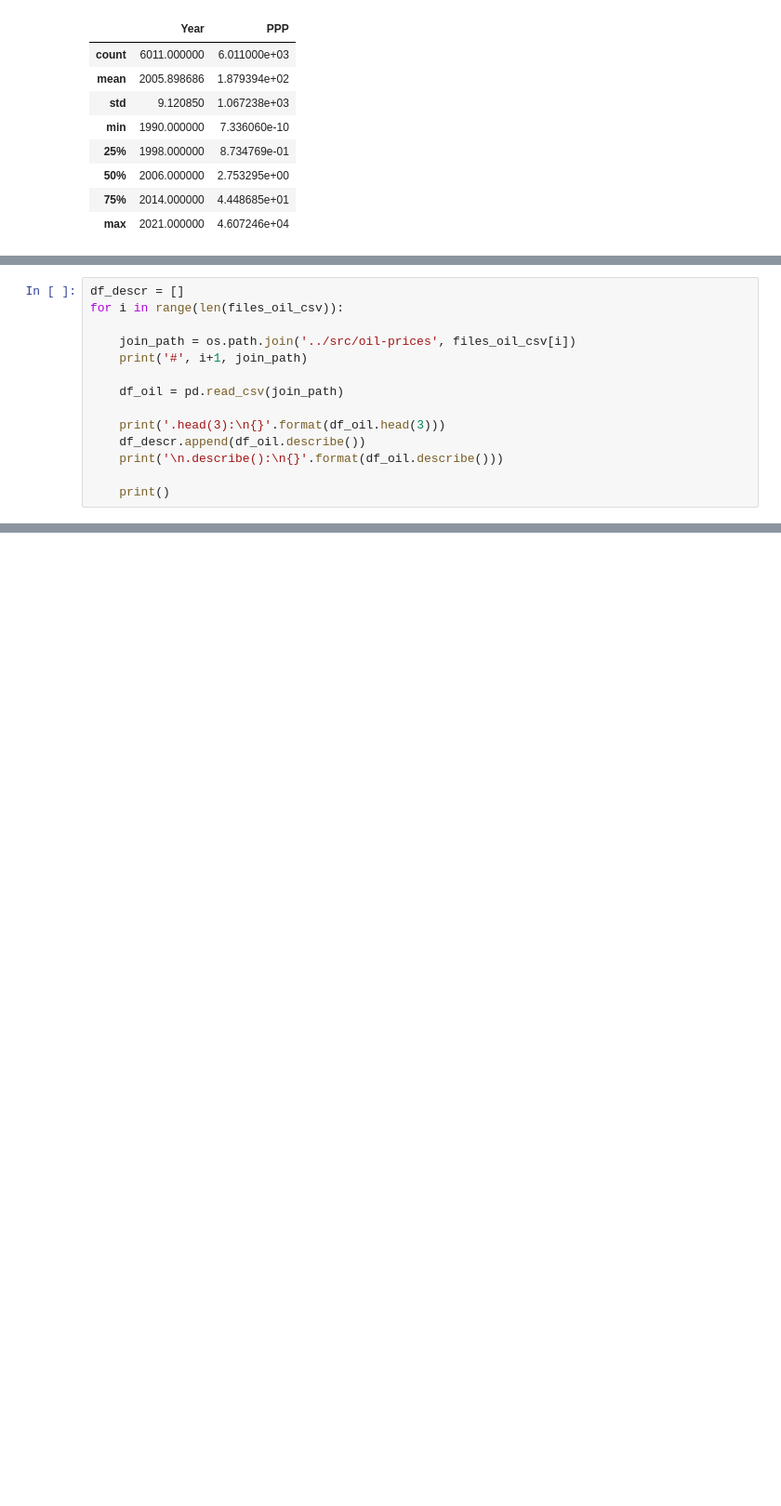
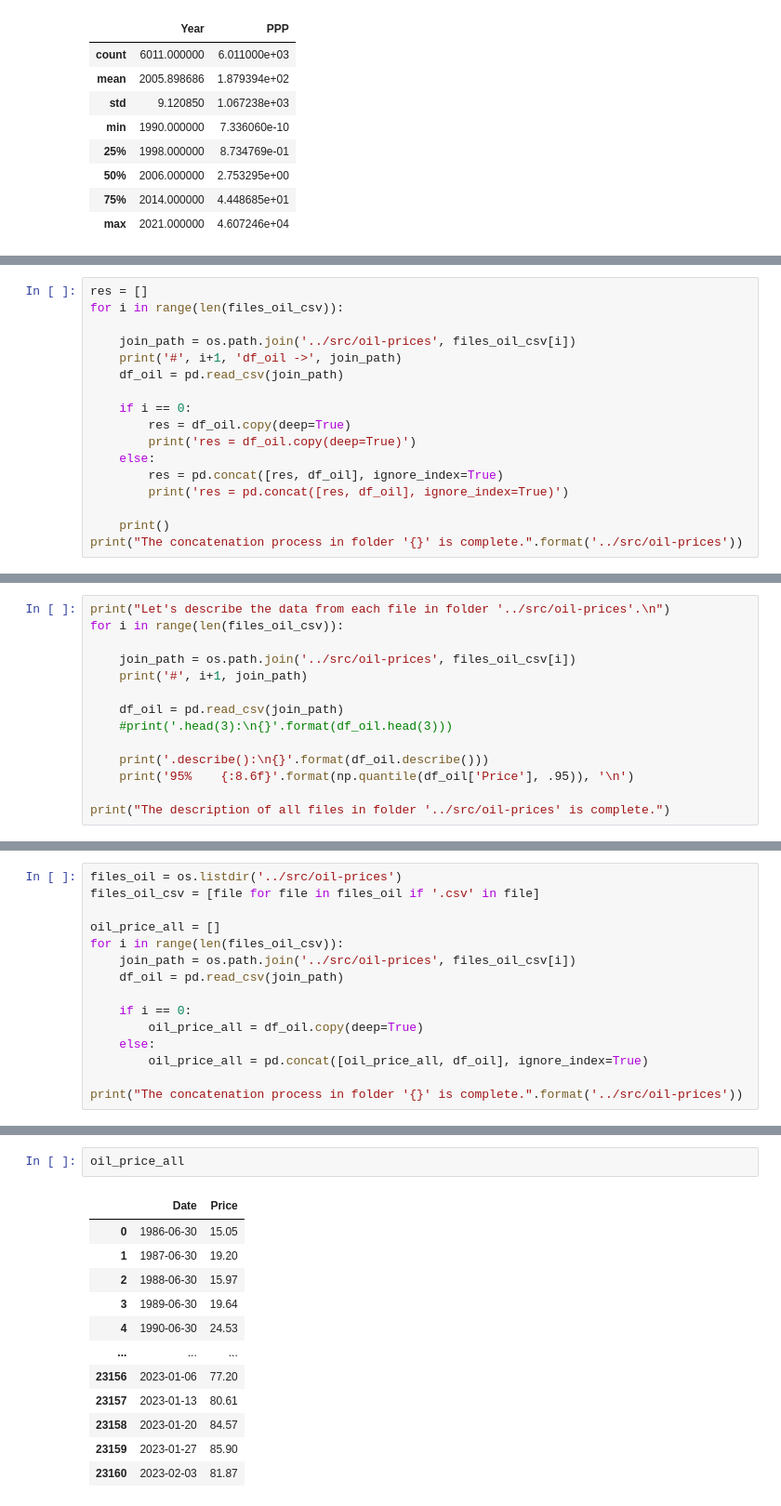
Before and after one commit to alenaporoskun/ssu_2023_pbd, a Jupyter notebook: labs/lab7/samples/sample.ipynb, the cells around one changed output, grey strips where cells are left out. Shown at 93% size. Cells and saved outputs as stored; diff of their text form; blank space fills up the shorter version.

```diff
--- a/labs/lab7/samples/sample.ipynb
+++ b/labs/lab7/samples/sample.ipynb
@@ -227,0 +271,17 @@ df1_oil = pd.read_csv(join_path)
+# %%
+res = []
+for i in range(len(files_oil_csv)):
+
+    join_path = os.path.join('../src/oil-prices', files_oil_csv[i])
+    print('#', i+1, 'df_oil ->', join_path)
+    df_oil = pd.read_csv(join_path)
+
+    if i == 0:
+        res = df_oil.copy(deep=True)
+        print('res = df_oil.copy(deep=True)')
+    else:
+        res = pd.concat([res, df_oil], ignore_index=True)
+        print('res = pd.concat([res, df_oil], ignore_index=True)')
+
+    print()
+print("The concatenation process in folder '{}' is complete.".format('../src/oil-prices'))
@@ -228,15 +354,15 @@ df1_oil = pd.read_csv(join_path)
 # %%
-df_descr = []
+print("Let's describe the data from each file in folder '../src/oil-prices'.\n")
 for i in range(len(files_oil_csv)):
 
     join_path = os.path.join('../src/oil-prices', files_oil_csv[i])
     print('#', i+1, join_path)
 
     df_oil = pd.read_csv(join_path)
+    #print('.head(3):\n{}'.format(df_oil.head(3)))
 
-    print('.head(3):\n{}'.format(df_oil.head(3)))
-    df_descr.append(df_oil.describe())
-    print('\n.describe():\n{}'.format(df_oil.describe()))
+    print('.describe():\n{}'.format(df_oil.describe()))
+    print('95%    {:8.6f}'.format(np.quantile(df_oil['Price'], .95)), '\n')
 
-    print()
+print("The description of all files in folder '../src/oil-prices' is complete.")
 # %% [output]
@@ -275,0 +394,15 @@ if __name__ == "__main__":
+# %%
+files_oil = os.listdir('../src/oil-prices')
+files_oil_csv = [file for file in files_oil if '.csv' in file]
+
+oil_price_all = []
+for i in range(len(files_oil_csv)):
+    join_path = os.path.join('../src/oil-prices', files_oil_csv[i])
+    df_oil = pd.read_csv(join_path)
+
+    if i == 0:
+        oil_price_all = df_oil.copy(deep=True)
+    else:
+        oil_price_all = pd.concat([oil_price_all, df_oil], ignore_index=True)
+
+print("The concatenation process in folder '{}' is complete.".format('../src/oil-prices'))
@@ -275,0 +411,15 @@ if __name__ == "__main__":
+# %%
+oil_price_all
+# %% [output]
+|  | Date | Price |
+| 0 | 1986-06-30 | 15.05 |
+| 1 | 1987-06-30 | 19.20 |
+| 2 | 1988-06-30 | 15.97 |
+| 3 | 1989-06-30 | 19.64 |
+| 4 | 1990-06-30 | 24.53 |
+| ... | ... | ... |
+| 23156 | 2023-01-06 | 77.20 |
+| 23157 | 2023-01-13 | 80.61 |
+| 23158 | 2023-01-20 | 84.57 |
+| 23159 | 2023-01-27 | 85.90 |
+| 23160 | 2023-02-03 | 81.87 |
```
Also changed, not shown: parts of 51 cells of this notebook, 1 other file.
